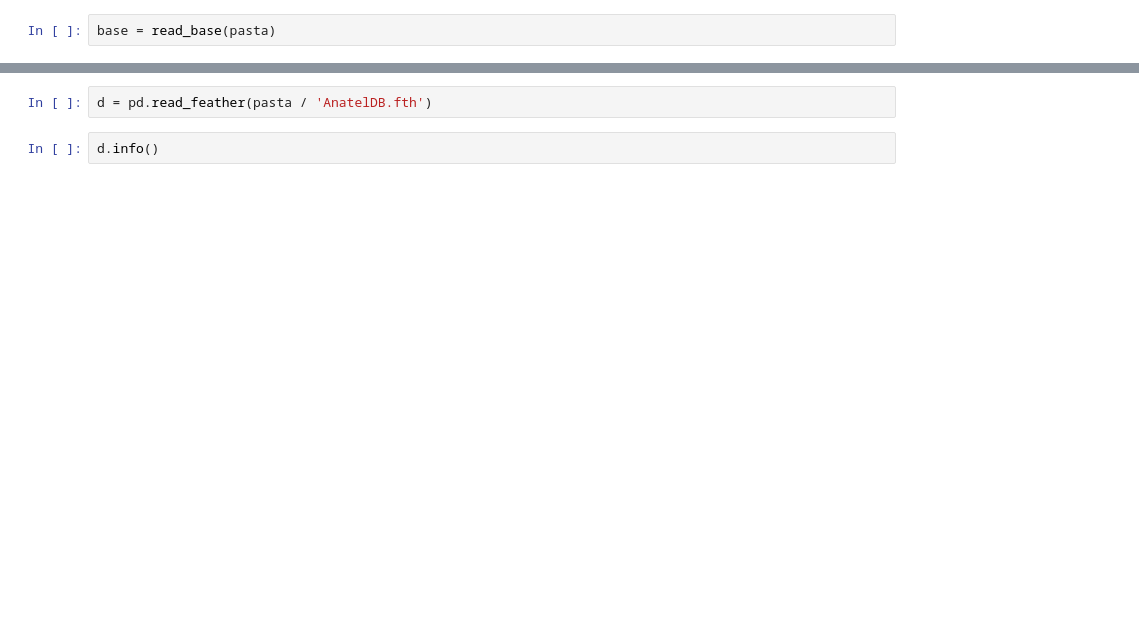
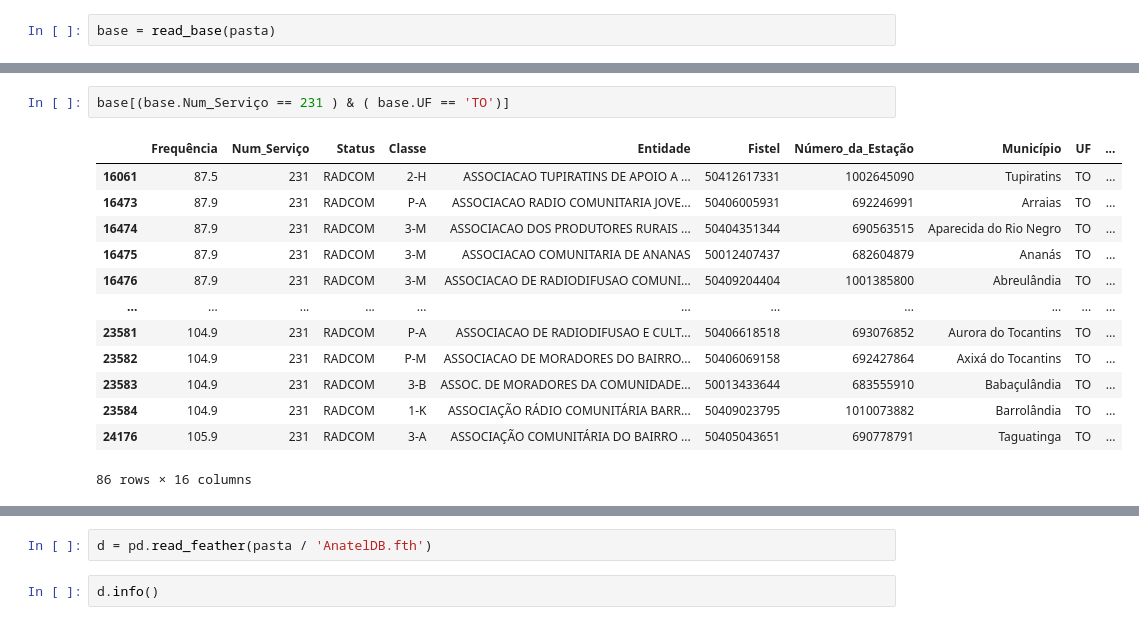
Before and after one commit to ronaldokun/anateldb, a Jupyter notebook: filter.ipynb, the cells around one changed output, grey strips where cells are left out. Drawn from its saved outputs; the diff is of its cells as text; blank space fills up the shorter version.

Commit message:
Fixed Bug in RADCOM query

```diff
--- a/filter.ipynb
+++ b/filter.ipynb
@@ -161,0 +197,16 @@ Sucesso ⚡
+# %%
+base[(base.Num_Serviço == 231 ) & ( base.UF == 'TO')]
+# %% [output]
+|  | Frequência | Num_Serviço | Status | Classe | Entidade | Fistel | Número_da_Estação | Município | UF | ... |
+| 16061 | 87.5 | 231 | RADCOM | 2-H | ASSOCIACAO TUPIRATINS DE APOIO A ... | 50412617331 | 1002645090 | Tupiratins | TO | ... |
+| 16473 | 87.9 | 231 | RADCOM | P-A | ASSOCIACAO RADIO COMUNITARIA JOVE... | 50406005931 | 692246991 | Arraias | TO | ... |
+| 16474 | 87.9 | 231 | RADCOM | 3-M | ASSOCIACAO DOS PRODUTORES RURAIS ... | 50404351344 | 690563515 | Aparecida do Rio Negro | TO | ... |
+| 16475 | 87.9 | 231 | RADCOM | 3-M | ASSOCIACAO COMUNITARIA DE ANANAS | 50012407437 | 682604879 | Ananás | TO | ... |
+| 16476 | 87.9 | 231 | RADCOM | 3-M | ASSOCIACAO DE RADIODIFUSAO COMUNI... | 50409204404 | 1001385800 | Abreulândia | TO | ... |
+| ... | ... | ... | ... | ... | ... | ... | ... | ... | ... | ... |
+| 23581 | 104.9 | 231 | RADCOM | P-A | ASSOCIACAO DE RADIODIFUSAO E CULT... | 50406618518 | 693076852 | Aurora do Tocantins | TO | ... |
+| 23582 | 104.9 | 231 | RADCOM | P-M | ASSOCIACAO DE MORADORES DO BAIRRO... | 50406069158 | 692427864 | Axixá do Tocantins | TO | ... |
+| 23583 | 104.9 | 231 | RADCOM | 3-B | ASSOC. DE MORADORES DA COMUNIDADE... | 50013433644 | 683555910 | Babaçulândia | TO | ... |
+| 23584 | 104.9 | 231 | RADCOM | 1-K | ASSOCIAÇÃO RÁDIO COMUNITÁRIA BARR... | 50409023795 | 1010073882 | Barrolândia | TO | ... |
+| 24176 | 105.9 | 231 | RADCOM | 3-A | ASSOCIAÇÃO COMUNITÁRIA DO BAIRRO ... | 50405043651 | 690778791 | Taguatinga | TO | ... |
+86 rows × 16 columns
```
Also changed, not shown: parts of 16 cells of this notebook, 5 other files.
